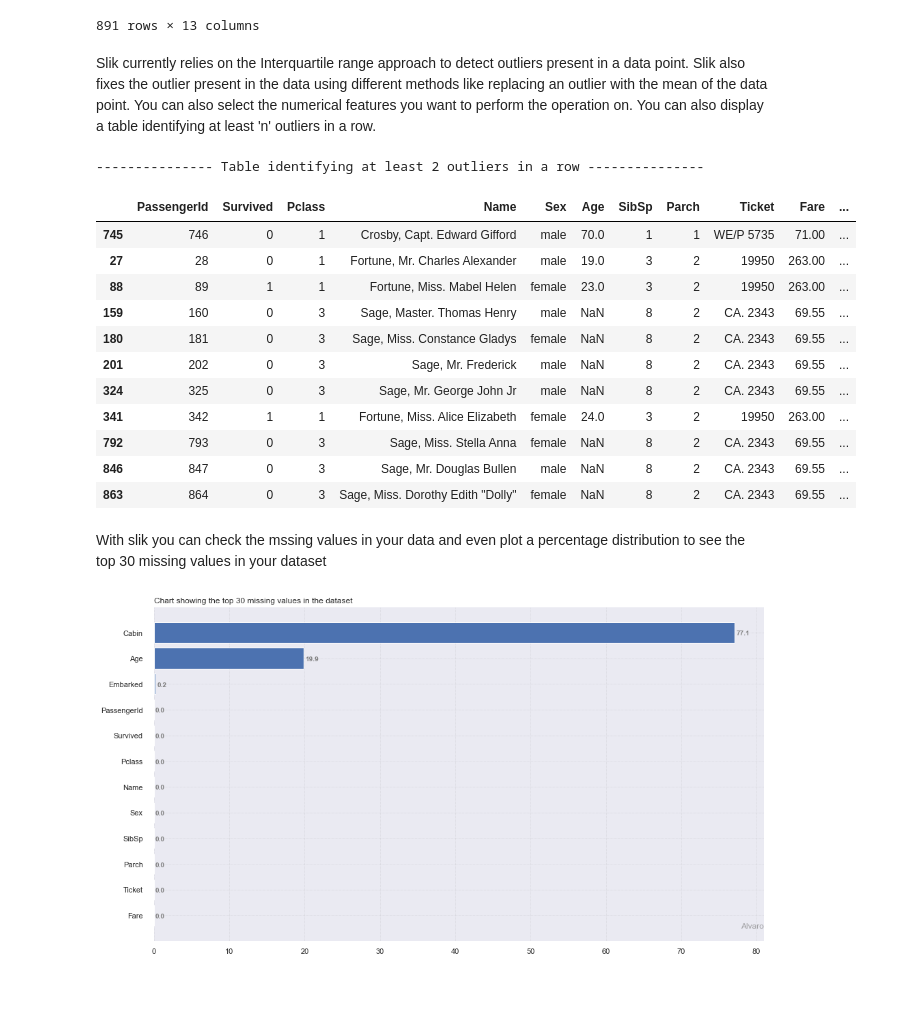
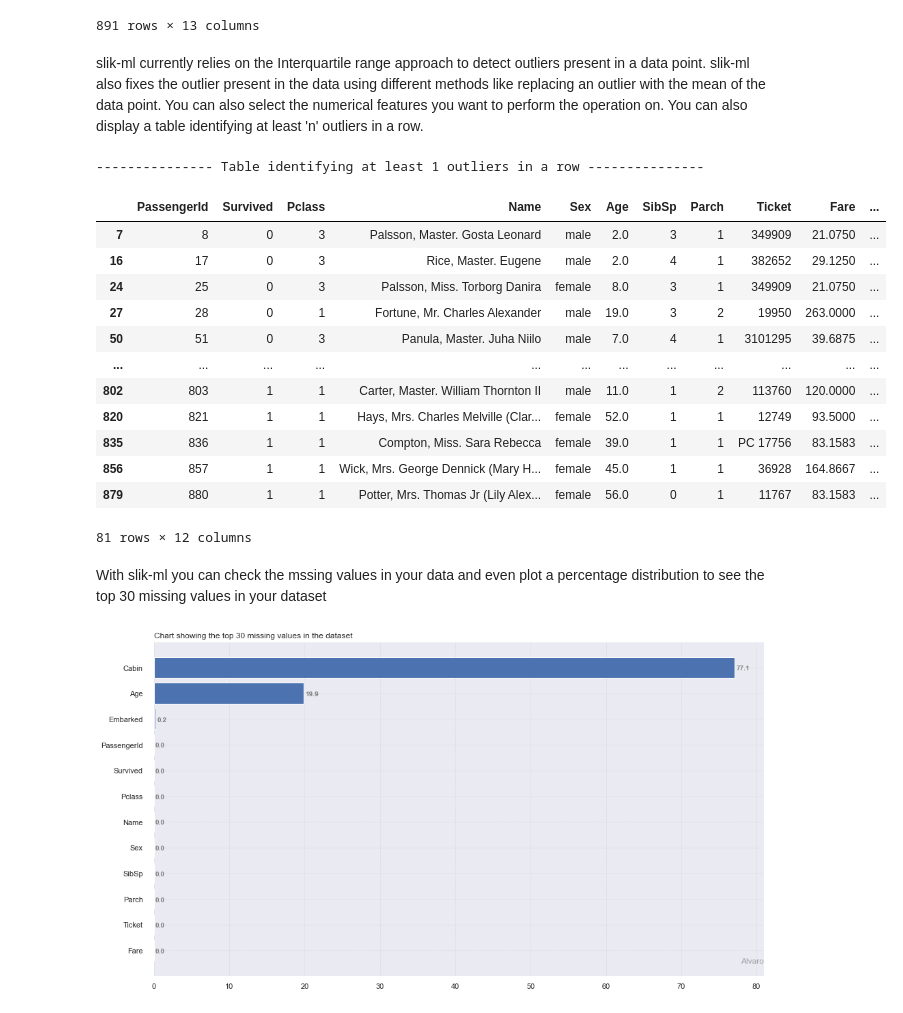
Before and after one commit to AdesholaAfolabi/slik_python_package, a Jupyter notebook: example/titanic.ipynb, the cells around one changed output. Saved outputs shown, nothing was run; the diff lists cells and outputs as text; code cells hidden in the pictures.

```diff
--- a/example/titanic.ipynb
+++ b/example/titanic.ipynb
@@ -74,23 +73,24 @@ female was mapped to 0
 | 890 | 891 | 0 | 3 | Dooley, Mr. Patrick | male | 32.0 | 0 | 0 | 370376 | 7.7500 | ... |
 891 rows × 13 columns
 # %% [markdown]
-Slik currently relies on the Interquartile range approach to detect outliers present in a data point. Slik also fixes the outlier present in the data using different methods like replacing an outlier with the mean of the data point. You can also select the numerical features you want to perform the operation on. You can also display a table identifying at least 'n' outliers in a row.
+slik-ml currently relies on the Interquartile range approach to detect outliers present in a data point. slik-ml also fixes the outlier present in the data using different methods like replacing an outlier with the mean of the data point. You can also select the numerical features you want to perform the operation on. You can also display a table identifying at least 'n' outliers in a row.
 # %%
-det = pp.detect_fix_outliers(train,target_column='Survived',n=2)
+det = pp.detect_fix_outliers(train,target_column='Age',n=1)
 # %% [output]
---------------- Table identifying at least 2 outliers in a row ---------------
+--------------- Table identifying at least 1 outliers in a row ---------------
 |  | PassengerId | Survived | Pclass | Name | Sex | Age | SibSp | Parch | Ticket | Fare | ... |
-| 745 | 746 | 0 | 1 | Crosby, Capt. Edward Gifford | male | 70.0 | 1 | 1 | WE/P 5735 | 71.00 | ... |
-| 27 | 28 | 0 | 1 | Fortune, Mr. Charles Alexander | male | 19.0 | 3 | 2 | 19950 | 263.00 | ... |
-| 88 | 89 | 1 | 1 | Fortune, Miss. Mabel Helen | female | 23.0 | 3 | 2 | 19950 | 263.00 | ... |
-| 159 | 160 | 0 | 3 | Sage, Master. Thomas Henry | male | NaN | 8 | 2 | CA. 2343 | 69.55 | ... |
-| 180 | 181 | 0 | 3 | Sage, Miss. Constance Gladys | female | NaN | 8 | 2 | CA. 2343 | 69.55 | ... |
-| 201 | 202 | 0 | 3 | Sage, Mr. Frederick | male | NaN | 8 | 2 | CA. 2343 | 69.55 | ... |
-| 324 | 325 | 0 | 3 | Sage, Mr. George John Jr | male | NaN | 8 | 2 | CA. 2343 | 69.55 | ... |
-| 341 | 342 | 1 | 1 | Fortune, Miss. Alice Elizabeth | female | 24.0 | 3 | 2 | 19950 | 263.00 | ... |
-| 792 | 793 | 0 | 3 | Sage, Miss. Stella Anna | female | NaN | 8 | 2 | CA. 2343 | 69.55 | ... |
-| 846 | 847 | 0 | 3 | Sage, Mr. Douglas Bullen | male | NaN | 8 | 2 | CA. 2343 | 69.55 | ... |
-| 863 | 864 | 0 | 3 | Sage, Miss. Dorothy Edith "Dolly" | female | NaN | 8 | 2 | CA. 2343 | 69.55 | ... |
+| 7 | 8 | 0 | 3 | Palsson, Master. Gosta Leonard | male | 2.0 | 3 | 1 | 349909 | 21.0750 | ... |
+| 16 | 17 | 0 | 3 | Rice, Master. Eugene | male | 2.0 | 4 | 1 | 382652 | 29.1250 | ... |
+| 24 | 25 | 0 | 3 | Palsson, Miss. Torborg Danira | female | 8.0 | 3 | 1 | 349909 | 21.0750 | ... |
+| 27 | 28 | 0 | 1 | Fortune, Mr. Charles Alexander | male | 19.0 | 3 | 2 | 19950 | 263.0000 | ... |
+| 50 | 51 | 0 | 3 | Panula, Master. Juha Niilo | male | 7.0 | 4 | 1 | 3101295 | 39.6875 | ... |
+| ... | ... | ... | ... | ... | ... | ... | ... | ... | ... | ... | ... |
+| 802 | 803 | 1 | 1 | Carter, Master. William Thornton II | male | 11.0 | 1 | 2 | 113760 | 120.0000 | ... |
+| 820 | 821 | 1 | 1 | Hays, Mrs. Charles Melville (Clar... | female | 52.0 | 1 | 1 | 12749 | 93.5000 | ... |
+| 835 | 836 | 1 | 1 | Compton, Miss. Sara Rebecca | female | 39.0 | 1 | 1 | PC 17756 | 83.1583 | ... |
+| 856 | 857 | 1 | 1 | Wick, Mrs. George Dennick (Mary H... | female | 45.0 | 1 | 1 | 36928 | 164.8667 | ... |
+| 879 | 880 | 1 | 1 | Potter, Mrs. Thomas Jr (Lily Alex... | female | 56.0 | 0 | 1 | 11767 | 83.1583 | ... |
+81 rows × 12 columns
 # %% [markdown]
-With slik you can check the mssing values in your data and even plot a percentage distribution to see the top 30 missing values in your dataset
+With slik-ml you can check the mssing values in your data and even plot a percentage distribution to see the top 30 missing values in your dataset
 # %%
```
Also changed, not shown: parts of 13 cells of this notebook, 28 other files.
